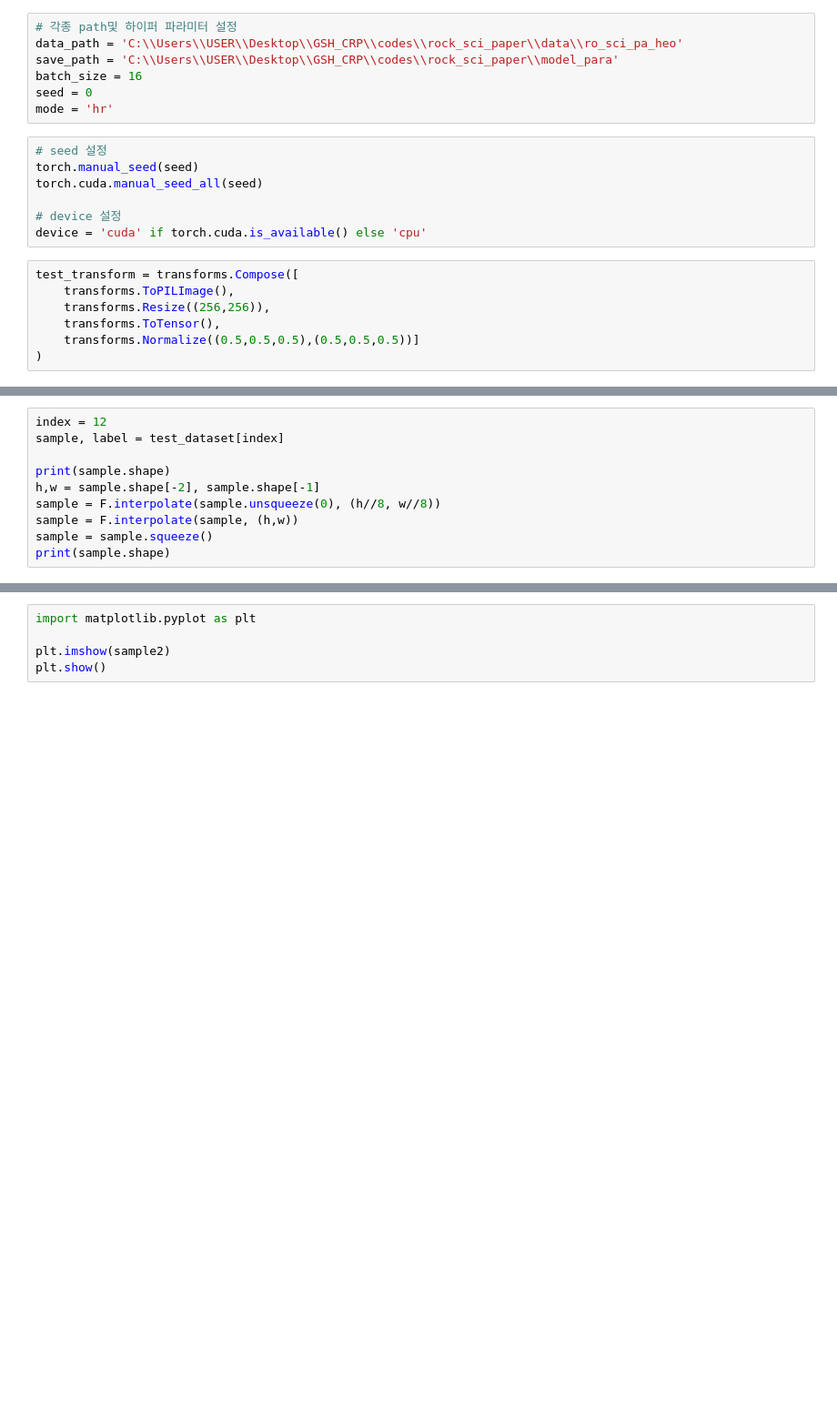
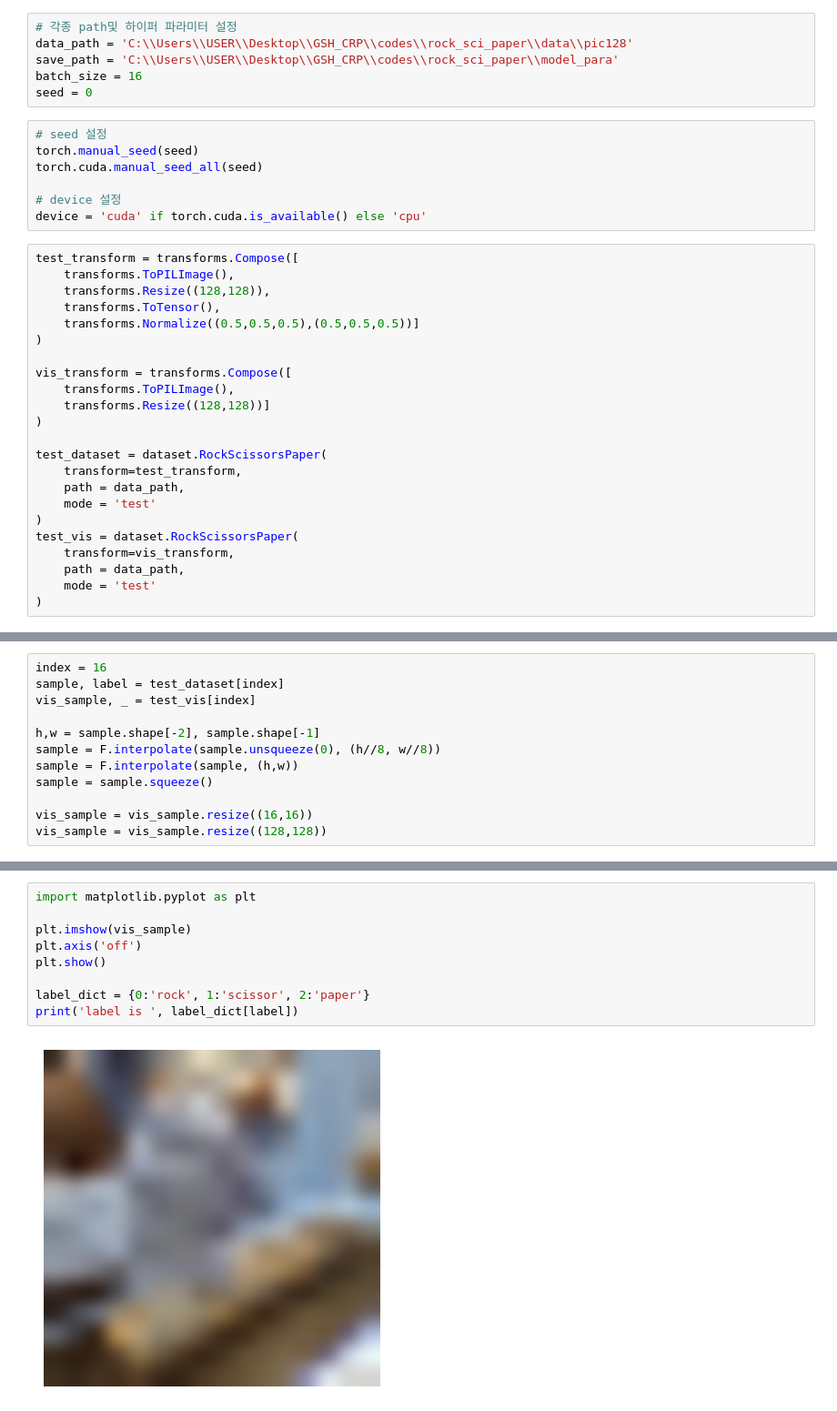
Before and after one commit to gist-ailab/rock_sci_paper, a Jupyter notebook: CAM.ipynb, the cells around one changed output, grey strips where cells are left out. Shown at 91% size. Drawn from its saved outputs; the diff is of its cells as text; blank space fills up the shorter version.

```diff
--- a/CAM.ipynb
+++ b/CAM.ipynb
@@ -12,10 +16,9 @@ import cv2
 # %%
 # 각종 path및 하이퍼 파라미터 설정
-data_path = 'C:\\Users\\USER\\Desktop\\GSH_CRP\\codes\\rock_sci_paper\\data\\ro_sci_pa_heo'
+data_path = 'C:\\Users\\USER\\Desktop\\GSH_CRP\\codes\\rock_sci_paper\\data\\pic128'
 save_path = 'C:\\Users\\USER\\Desktop\\GSH_CRP\\codes\\rock_sci_paper\\model_para'
 batch_size = 16
 seed = 0
-mode = 'hr'
 # %%
 # seed 설정
 torch.manual_seed(seed)
@@ -26,7 +29,23 @@ device = 'cuda' if torch.cuda.is_available() else 'cpu'
 # %%
 test_transform = transforms.Compose([
     transforms.ToPILImage(),
-    transforms.Resize((256,256)),
+    transforms.Resize((128,128)),
     transforms.ToTensor(),
     transforms.Normalize((0.5,0.5,0.5),(0.5,0.5,0.5))]
 )
+
+vis_transform = transforms.Compose([
+    transforms.ToPILImage(),
+    transforms.Resize((128,128))]
+)
+
+test_dataset = dataset.RockScissorsPaper(
+    transform=test_transform,
+    path = data_path,
+    mode = 'test'
+)
+test_vis = dataset.RockScissorsPaper(
+    transform=vis_transform,
+    path = data_path,
+    mode = 'test'
+)
@@ -44,10 +60,12 @@ model.load_state_dict(torch.load(os.path.join(save_path, 'student.pth')))
 # %%
-index = 12
+index = 16
 sample, label = test_dataset[index]
+vis_sample, _ = test_vis[index]
 
-print(sample.shape)
 h,w = sample.shape[-2], sample.shape[-1]
 sample = F.interpolate(sample.unsqueeze(0), (h//8, w//8))
 sample = F.interpolate(sample, (h,w))
 sample = sample.squeeze()
-print(sample.shape)
+
+vis_sample = vis_sample.resize((16,16))
+vis_sample = vis_sample.resize((128,128))
@@ -59,5 +72,11 @@ print(sample2.shape)
 # %%
 import matplotlib.pyplot as plt
 
-plt.imshow(sample2)
+plt.imshow(vis_sample)
+plt.axis('off')
 plt.show()
+
+label_dict = {0:'rock', 1:'scissor', 2:'paper'}
+print('label is ', label_dict[label])
+# %% [output]
+[figure, added]
```
Also changed, not shown: parts of 8 cells of this notebook, 6 other files.
